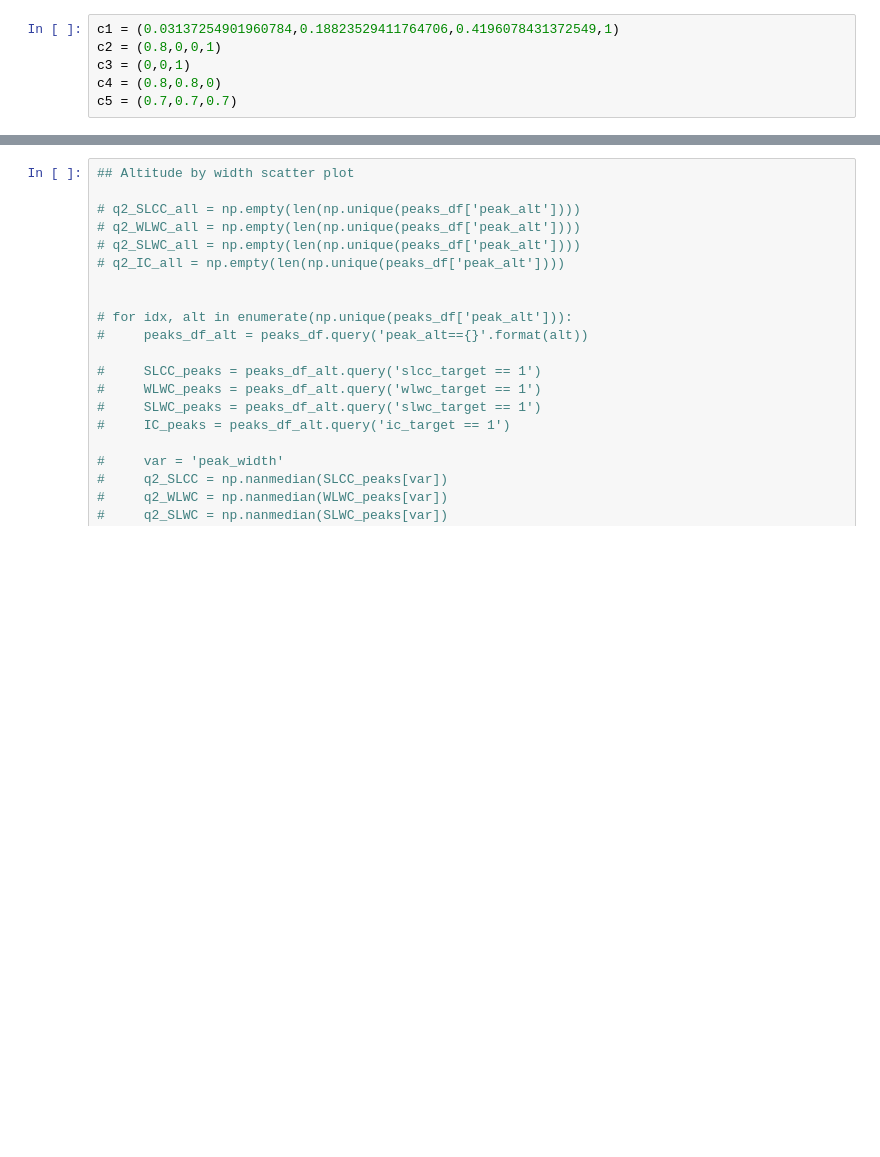
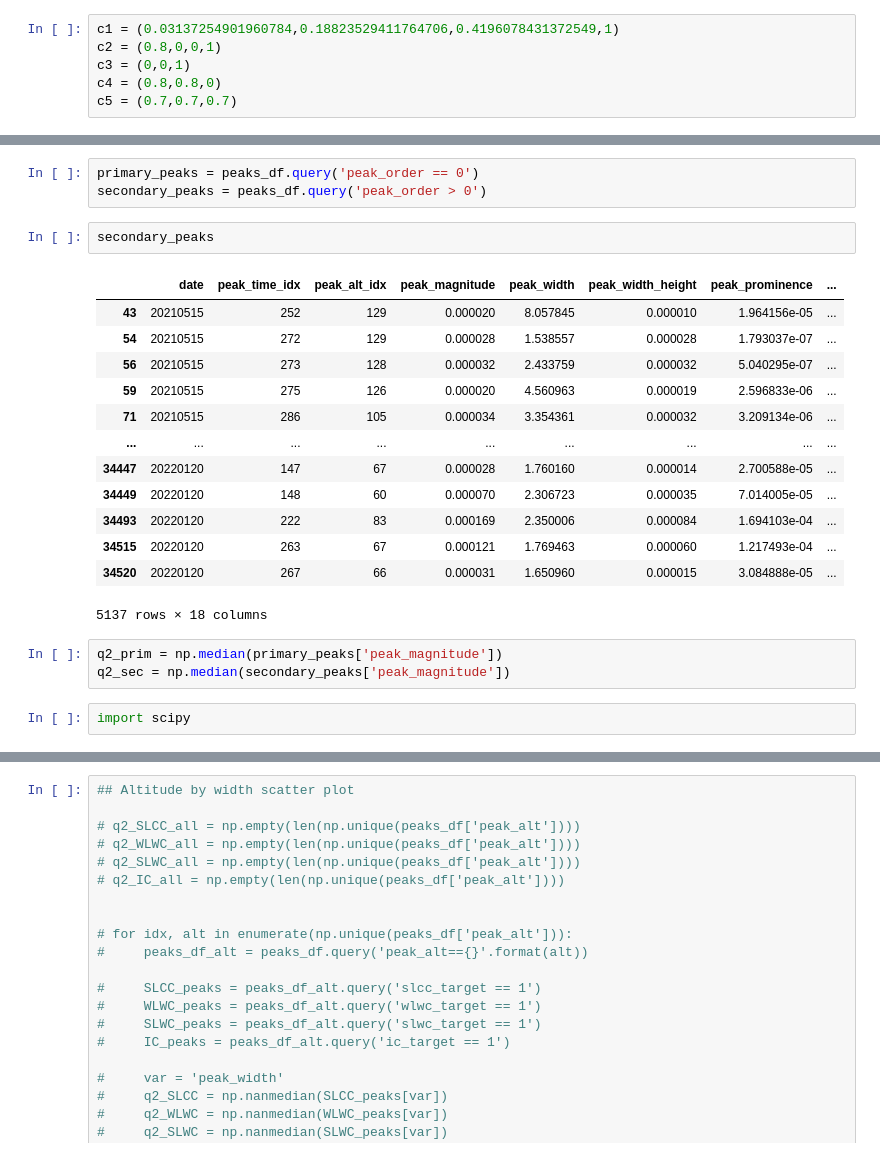
Before and after one commit to luke-whitehead/01_SLW_xgb, a Jupyter notebook: 105_training_dataset_analysis.ipynb, the cells around one changed output, grey strips where cells are left out. Saved outputs shown, nothing was run; the diff lists cells and outputs as text; blank space fills up the shorter version.

```diff
--- a/105_training_dataset_analysis.ipynb
+++ b/105_training_dataset_analysis.ipynb
@@ -183,0 +416,24 @@ https://gist.github.com/mwaskom/de44147ed2974457ad6372750bbe5751
+# %%
+primary_peaks = peaks_df.query('peak_order == 0')
+secondary_peaks = peaks_df.query('peak_order > 0')
+# %%
+secondary_peaks
+# %% [output]
+|  | date | peak_time_idx | peak_alt_idx | peak_magnitude | peak_width | peak_width_height | peak_prominence | ... |
+| 43 | 20210515 | 252 | 129 | 0.000020 | 8.057845 | 0.000010 | 1.964156e-05 | ... |
+| 54 | 20210515 | 272 | 129 | 0.000028 | 1.538557 | 0.000028 | 1.793037e-07 | ... |
+| 56 | 20210515 | 273 | 128 | 0.000032 | 2.433759 | 0.000032 | 5.040295e-07 | ... |
+| 59 | 20210515 | 275 | 126 | 0.000020 | 4.560963 | 0.000019 | 2.596833e-06 | ... |
+| 71 | 20210515 | 286 | 105 | 0.000034 | 3.354361 | 0.000032 | 3.209134e-06 | ... |
+| ... | ... | ... | ... | ... | ... | ... | ... | ... |
+| 34447 | 20220120 | 147 | 67 | 0.000028 | 1.760160 | 0.000014 | 2.700588e-05 | ... |
+| 34449 | 20220120 | 148 | 60 | 0.000070 | 2.306723 | 0.000035 | 7.014005e-05 | ... |
+| 34493 | 20220120 | 222 | 83 | 0.000169 | 2.350006 | 0.000084 | 1.694103e-04 | ... |
+| 34515 | 20220120 | 263 | 67 | 0.000121 | 1.769463 | 0.000060 | 1.217493e-04 | ... |
+| 34520 | 20220120 | 267 | 66 | 0.000031 | 1.650960 | 0.000015 | 3.084888e-05 | ... |
+5137 rows × 18 columns
+# %%
+q2_prim = np.median(primary_peaks['peak_magnitude'])
+q2_sec = np.median(secondary_peaks['peak_magnitude'])
+# %%
+import scipy
```
Also changed, not shown: parts of 21 cells of this notebook, 17 other files.
